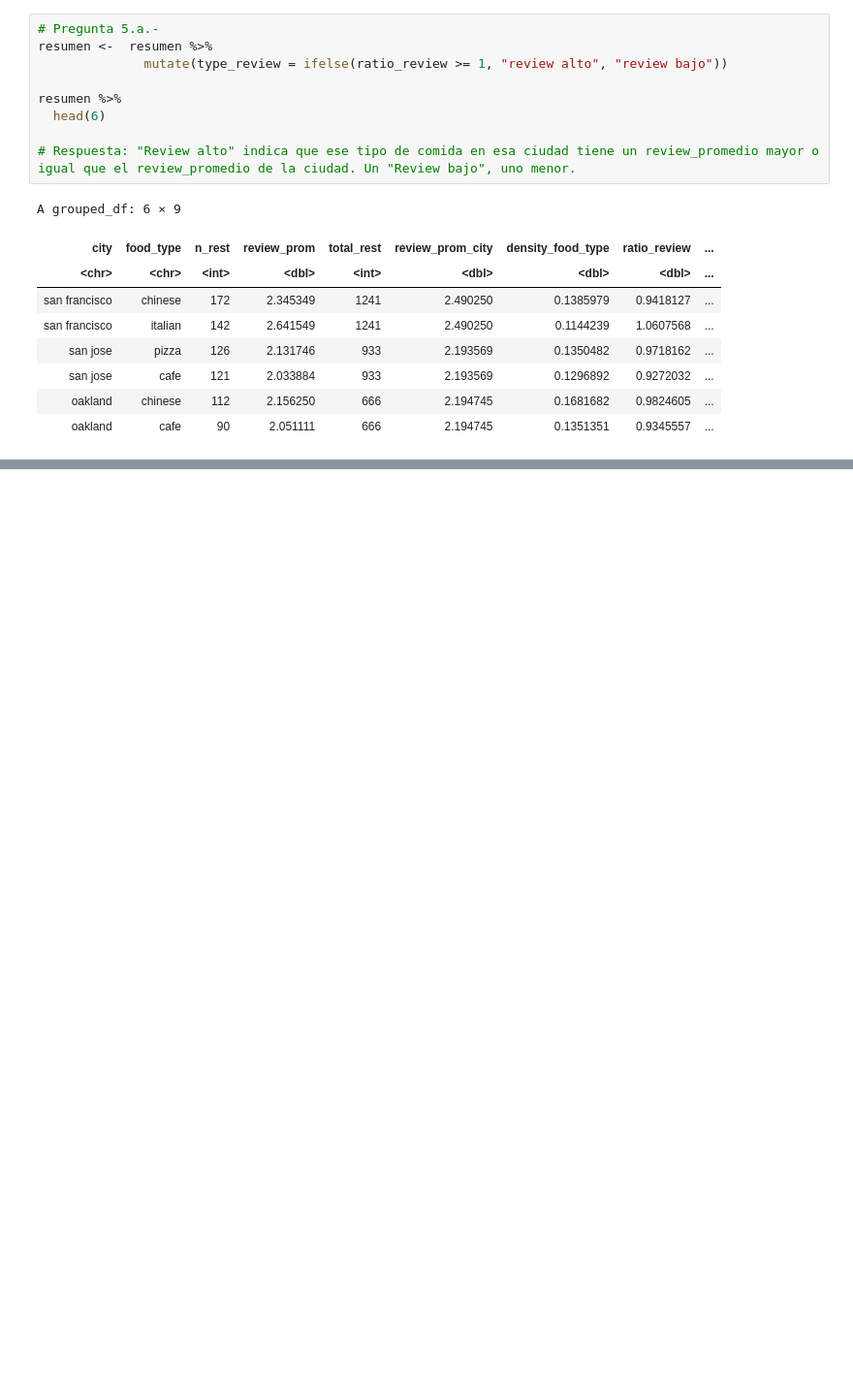
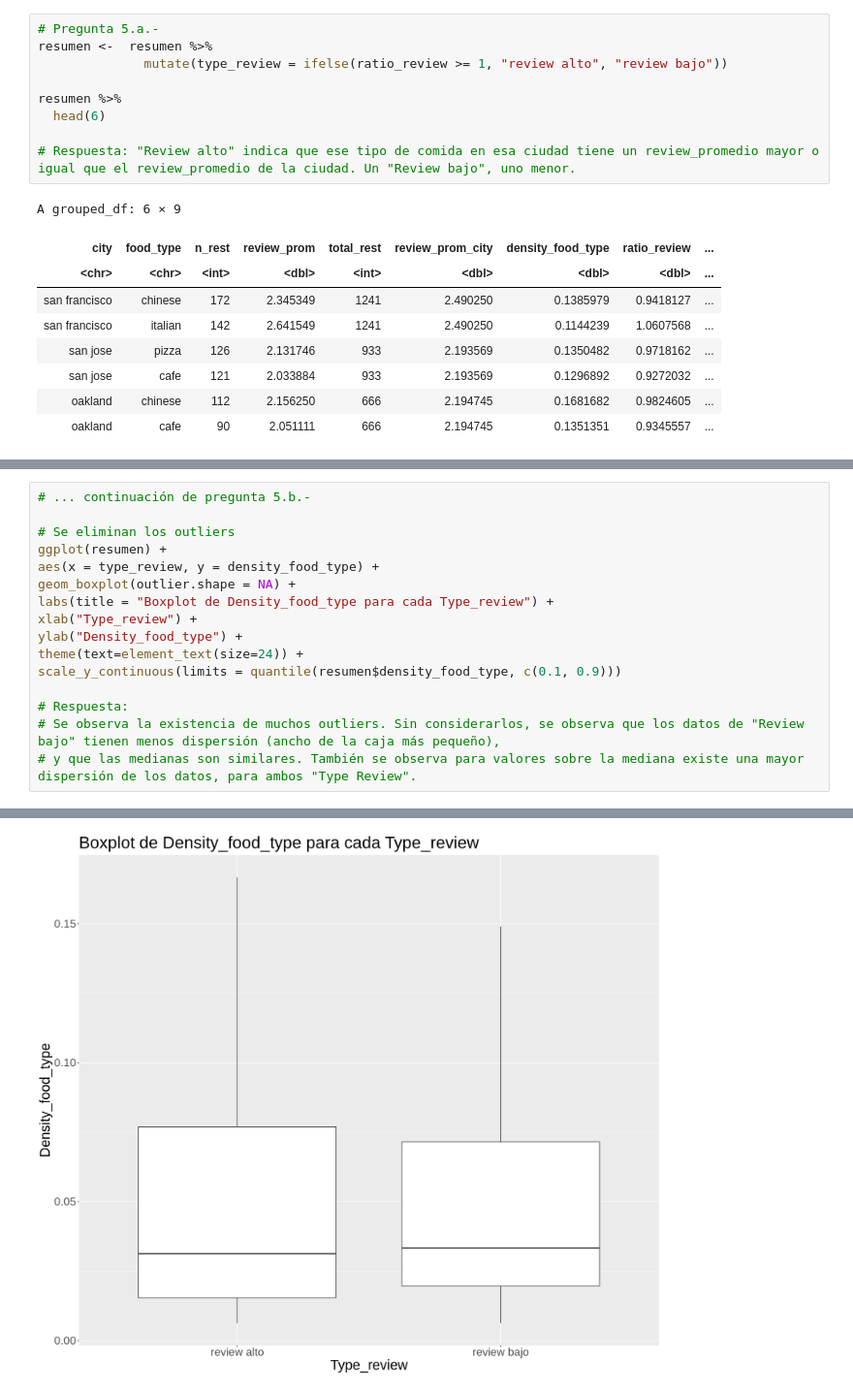
Before and after one commit to HaroldConley/diplomado_BD, a Jupyter notebook: Evaluaciones/C2/Control2.ipynb, the cells around one changed output, grey strips where cells are left out. Shown at 97% size. Drawn from its saved outputs; the diff is of its cells as text; blank space fills up the shorter version.

```diff
--- a/Evaluaciones/C2/Control2.ipynb
+++ b/Evaluaciones/C2/Control2.ipynb
@@ -541,0 +546,17 @@ A grouped_df: 6 × 9
+# %%
+# ... continuación de pregunta 5.b.-
+
+# Se eliminan los outliers
+ggplot(resumen) +
+aes(x = type_review, y = density_food_type) +
+geom_boxplot(outlier.shape = NA) +
+labs(title = "Boxplot de Density_food_type para cada Type_review") +
+xlab("Type_review") +
+ylab("Density_food_type") +
+theme(text=element_text(size=24)) +
+scale_y_continuous(limits = quantile(resumen$density_food_type, c(0.1, 0.9)))
+
+# Respuesta:
+# Se observa la existencia de muchos outliers. Sin considerarlos, se observa que los datos de "Review bajo" tienen menos dispersión (ancho de la caja más pequeño),
+# y que las medianas son similares. También se observa para valores sobre la mediana existe una mayor dispersión de los datos, para ambos "Type Review".
+# %% [output]
@@ -541,0 +565 @@ A grouped_df: 6 × 9
+[figure, added]
```
Also changed, not shown: parts of 4 cells of this notebook.
